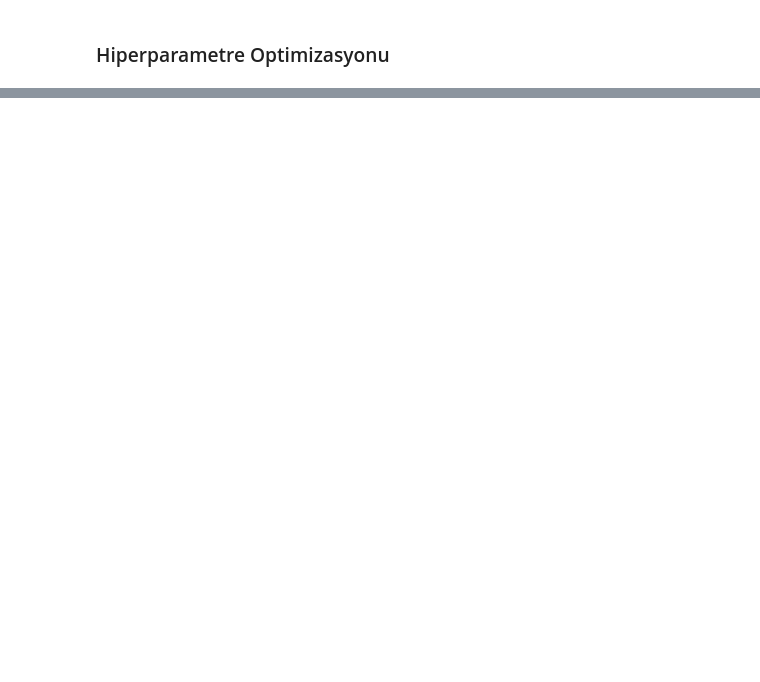
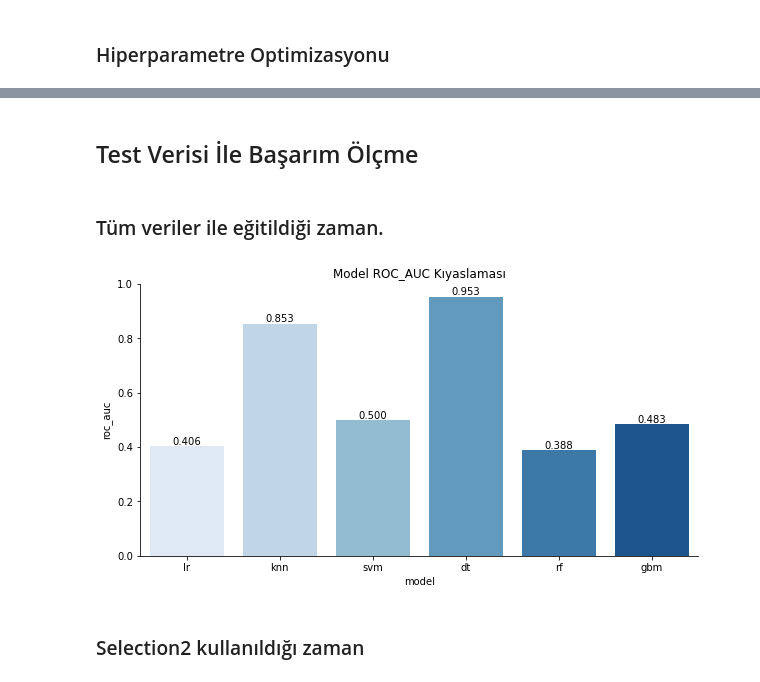
Before and after one commit to nurefsanakk/dsbootcamp2022-hr-attrition-prediction-project-nurefsanakk, a Jupyter notebook: Project Template.ipynb, the cells around one changed output, grey strips where cells are left out. Saved outputs shown, nothing was run; the diff lists cells and outputs as text; code cells hidden in the pictures; blank space fills up the shorter version.

```diff
--- a/Project Template.ipynb
+++ b/Project Template.ipynb
@@ -1452,0 +1526,52 @@ res_auc
+# %% [markdown]
+## Test Verisi İle Başarım Ölçme
+# %% [markdown]
+### Tüm veriler ile eğitildiği zaman.
+# %%
+def get_auc(model):
+    y_pred = model.predict(X_test)
+    y_prob = model.predict_proba(X_test)[:, 1]
+    res_auc = eval_auc(y_test, y_prob)
+    return res_auc['roc_auc']
+# %%
+def show_values(axs, orient="v", space=.01):
+    def _single(ax):
+        if orient == "v":
+            for p in ax.patches:
+                _x = p.get_x() + p.get_width() / 2
+                _y = p.get_y() + p.get_height() + (p.get_height()*0.01)
+                value = '{:.3f}'.format(p.get_height())
+                ax.text(_x, _y, value, ha="center")
+        elif orient == "h":
+            for p in ax.patches:
+                _x = p.get_x() + p.get_width() + float(space)
+                _y = p.get_y() + p.get_height() - (p.get_height()*0.5)
+                value = '{:.3f}'.format(p.get_width())
+                ax.text(_x, _y, value, ha="left")
+
+    if isinstance(axs, np.ndarray):
+        for idx, ax in np.ndenumerate(axs):
+            _single(ax)
+    else:
+        _single(axs)
+# %%
+results = {
+    'lr': get_auc(lr_different),
+    'knn': get_auc(knn),
+    'svm': get_auc(svm),
+    'dt': get_auc(d_tree),
+    'rf': get_auc(rf),
+    'gbm': get_auc(gbm),
+}
+
+results_df = pd.DataFrame({'model': list(results.keys()), 'roc_auc': list(results.values())})
+# %%
+plt.figure(figsize=(10,5))
+ax = sns.barplot(data=results_df, x='model', y='roc_auc', palette="Blues")
+ax.set_title('Model ROC_AUC Kıyaslaması')
+sns.despine()
+show_values(ax)
+# %% [output]
+[figure, added]
+# %% [markdown]
+### Selection2 kullanıldığı zaman
```
Also changed, not shown: parts of 91 cells of this notebook, 16 other files.
